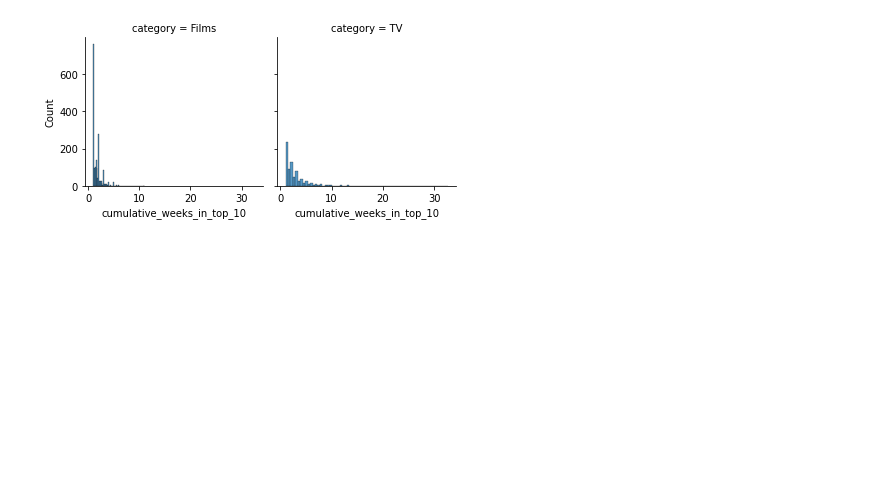
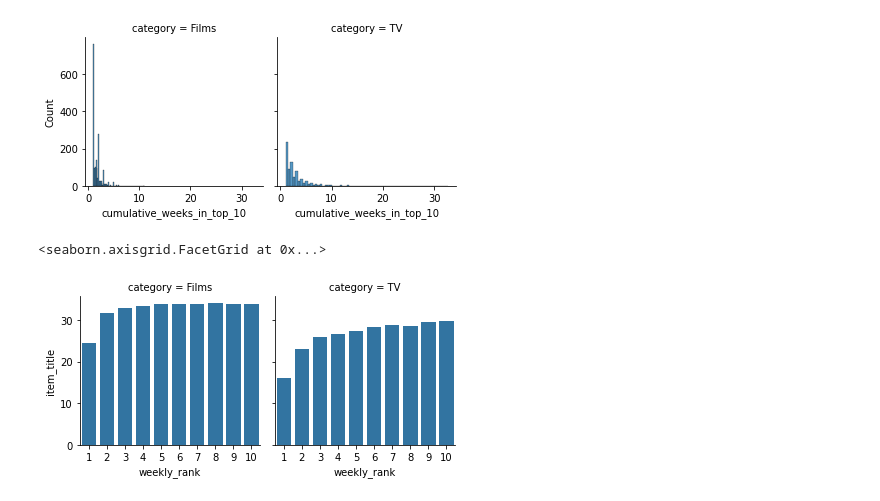
Before and after one commit to NHagar/Research-netflix, a Jupyter notebook: eda/descriptive_stats.ipynb, the cells around one changed output. Cells and saved outputs as stored; diff of their text form; code cells hidden in the pictures; blank space fills up the shorter version.

```diff
--- a/eda/descriptive_stats.ipynb
+++ b/eda/descriptive_stats.ipynb
@@ -72,3 +75,12 @@ g.map(sns.histplot, 'cumulative_weeks_in_top_10')
 # %% [output]
 <seaborn.axisgrid.FacetGrid at 0x...>
 [figure]
+# %%
+# Rank occupants
+occupants = df.groupby(['category', 'weekly_rank', 'country_name']).item_title.nunique()
+mean_occupants = occupants.groupby(level=[0, 1]).mean().reset_index()
+g = sns.FacetGrid(mean_occupants, col='category')
+g.map(sns.barplot, 'weekly_rank', 'item_title')
+# %% [output]
+<seaborn.axisgrid.FacetGrid at 0x...>
+[figure, added]
```
Also changed, not shown: parts of 11 cells of this notebook.
